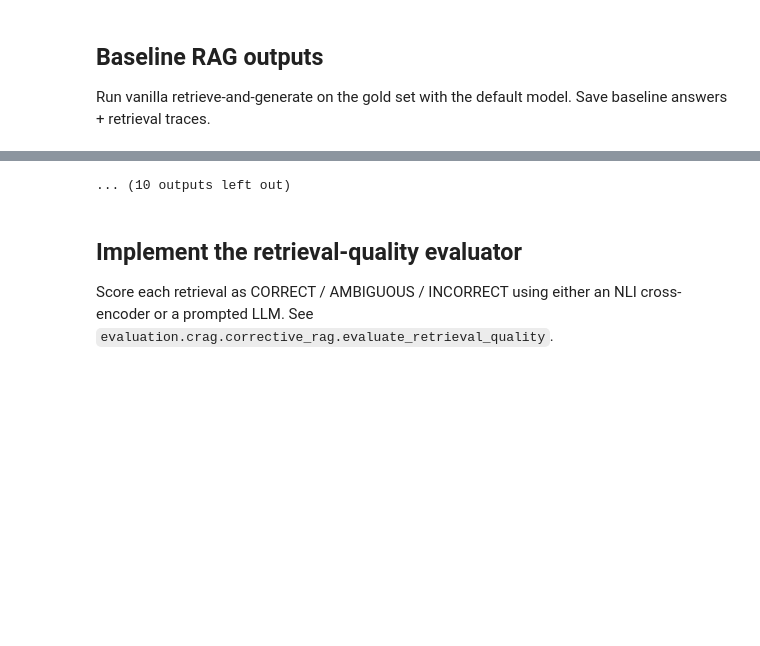
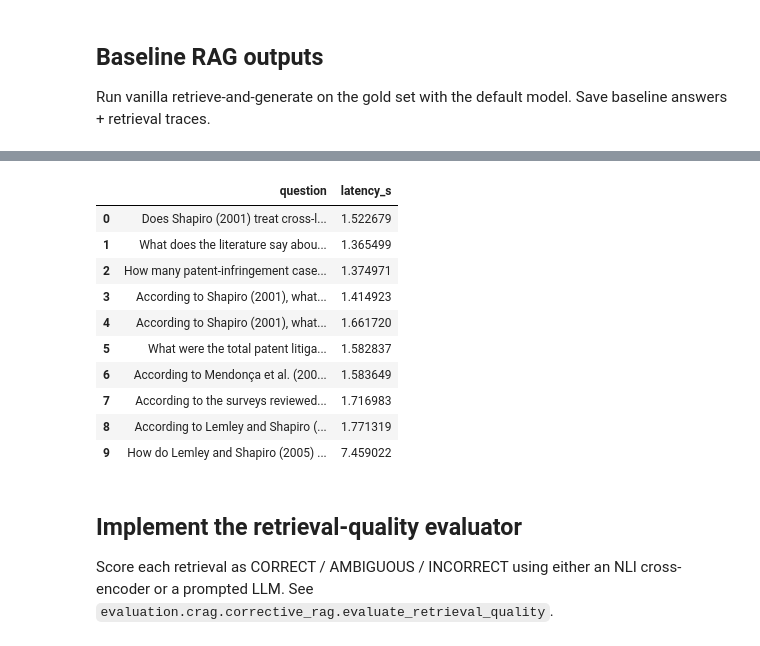
Before and after one commit to eliemada/cs552-faithful-rag, a Jupyter notebook: notebooks/faruk_zahiragic_415360.ipynb, the cells around one changed output, grey strips where cells are left out. Cells and saved outputs as stored; diff of their text form; code cells hidden in the pictures; blank space fills up the shorter version.

```diff
--- a/notebooks/faruk_zahiragic_415360.ipynb
+++ b/notebooks/faruk_zahiragic_415360.ipynb
@@ -234,11 +270,23 @@ def _build_prompt(question, docs):
     )
 
 
+def _can_use_vllm():
+    try:
+        import torch
+
+        return torch.cuda.is_available()
+    except Exception:
+        return False
+
+
 def _safe_generate(prompt, docs):
+    if not _can_use_vllm():
+        if docs:
+            return docs[0]["text"][:400].strip()
+        return "I don't know."
     try:
         return generate(model_spec, prompt, max_tokens=256, temperature=0.2)
-    except Exception as exc:
-        print(f"Generation fallback (non-vLLM env): {exc}")
+    except Exception:
         if docs:
             return docs[0]["text"][:400].strip()
         return "I don't know."
@@ -265,5 +313,5 @@ for item in gold_subset:
     )
 
 baseline_df = pd.DataFrame(baseline_rows)
-baseline_df[["question", "latency_s"]].head()
+display(baseline_df[["question", "latency_s"]])
 # %% [output]
@@ -289,4 +318,14 @@ Generation fallback (non-vLLM env): Device string must not be empty
-... (10 outputs left out)
+|  | question | latency_s |
+| 0 | Does Shapiro (2001) treat cross-l... | 1.522679 |
+| 1 | What does the literature say abou... | 1.365499 |
+| 2 | How many patent-infringement case... | 1.374971 |
+| 3 | According to Shapiro (2001), what... | 1.414923 |
+| 4 | According to Shapiro (2001), what... | 1.661720 |
+| 5 | What were the total patent litiga... | 1.582837 |
+| 6 | According to Mendonça et al. (200... | 1.583649 |
+| 7 | According to the surveys reviewed... | 1.716983 |
+| 8 | According to Lemley and Shapiro (... | 1.771319 |
+| 9 | How do Lemley and Shapiro (2005) ... | 7.459022 |
 # %% [markdown]
 ## Implement the retrieval-quality evaluator
 
```
Also changed, not shown: parts of 9 cells of this notebook.
